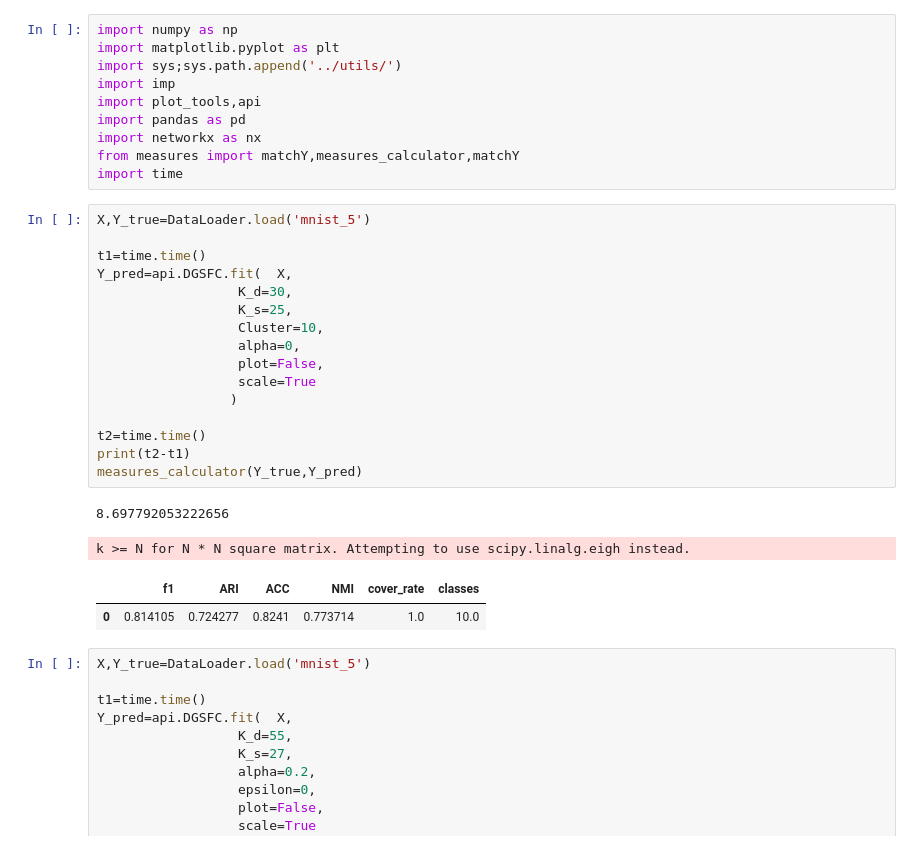
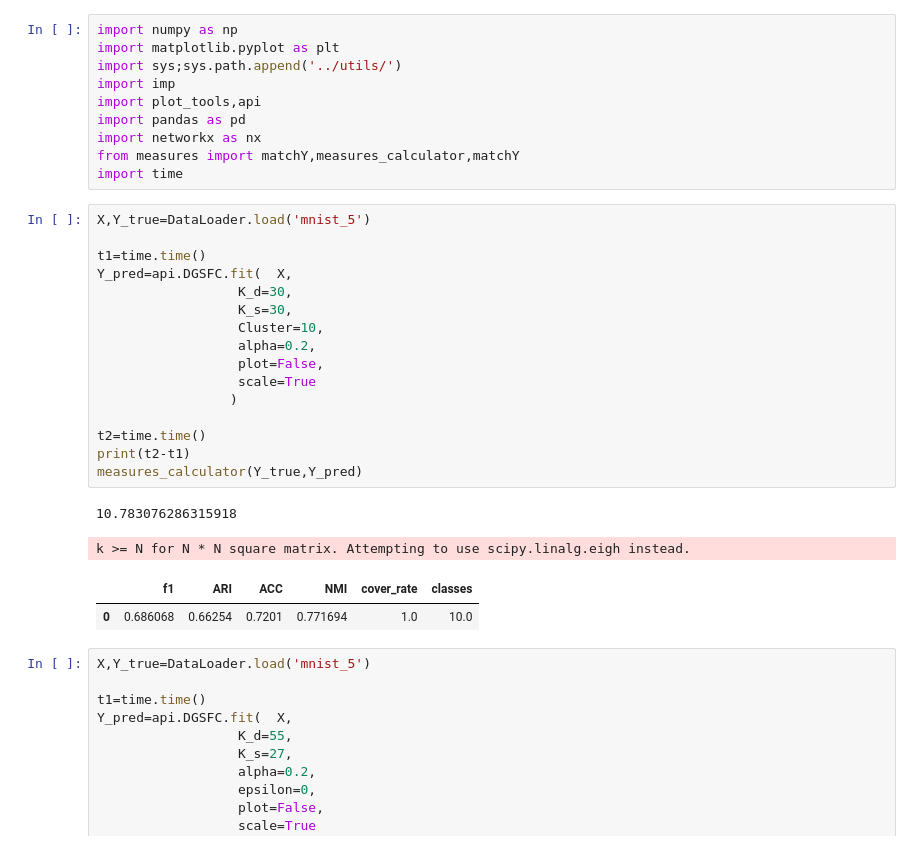
Before and after one commit to gaozhangyang/GIT, a Jupyter notebook: ex3_mnist/experiments_mnist.ipynb, the cells around one changed output. Saved outputs shown, nothing was run; the diff lists cells and outputs as text.

```diff
--- a/ex3_mnist/experiments_mnist.ipynb
+++ b/ex3_mnist/experiments_mnist.ipynb
@@ -71,24 +71,24 @@ import time
 # %%
 X,Y_true=DataLoader.load('mnist_5')
 
 t1=time.time()
 Y_pred=api.DGSFC.fit(  X,
                   K_d=30,
-                  K_s=25,
+                  K_s=30,
                   Cluster=10,
-                  alpha=0,
+                  alpha=0.2,
                   plot=False,
                   scale=True
                  )
 
 t2=time.time()
 print(t2-t1)
 measures_calculator(Y_true,Y_pred)
 # %% [output]
-8.697792053222656
+10.783076286315918
 k >= N for N * N square matrix. Attempting to use scipy.linalg.eigh instead.
 |  | f1 | ARI | ACC | NMI | cover_rate | classes |
-| 0 | 0.814105 | 0.724277 | 0.8241 | 0.773714 | 1.0 | 10.0 |
+| 0 | 0.686068 | 0.66254 | 0.7201 | 0.771694 | 1.0 | 10.0 |
 # %%
 X,Y_true=DataLoader.load('mnist_5')
 
```
Also changed, not shown: parts of 1 cell of this notebook, 1 other file.
